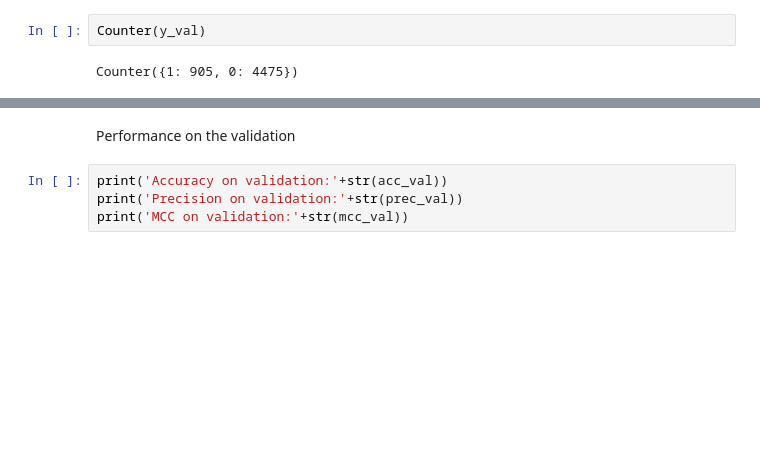
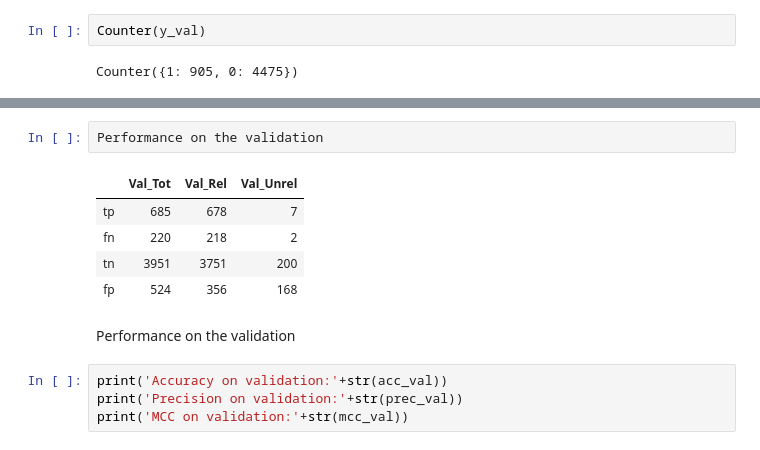
Before and after one commit to GiovannaNicora/reliability, a Jupyter notebook: SimulationReliability.ipynb, the cells around one changed output, grey strips where cells are left out. Drawn from its saved outputs; the diff is of its cells as text; blank space fills up the shorter version.

```diff
--- a/SimulationReliability.ipynb
+++ b/SimulationReliability.ipynb
@@ -276,3 +416,11 @@ Number of unreliable examples in validation:372
+# %%
+Performance on the validation
+# %% [output]
+|  | Val_Tot | Val_Rel | Val_Unrel |
+| tp | 685 | 678 | 7 |
+| fn | 220 | 218 | 2 |
+| tn | 3951 | 3751 | 200 |
+| fp | 524 | 356 | 168 |
 # %% [markdown]
 Performance on the validation
 # %%
```
Also changed, not shown: parts of 22 cells of this notebook, 11 other files.
